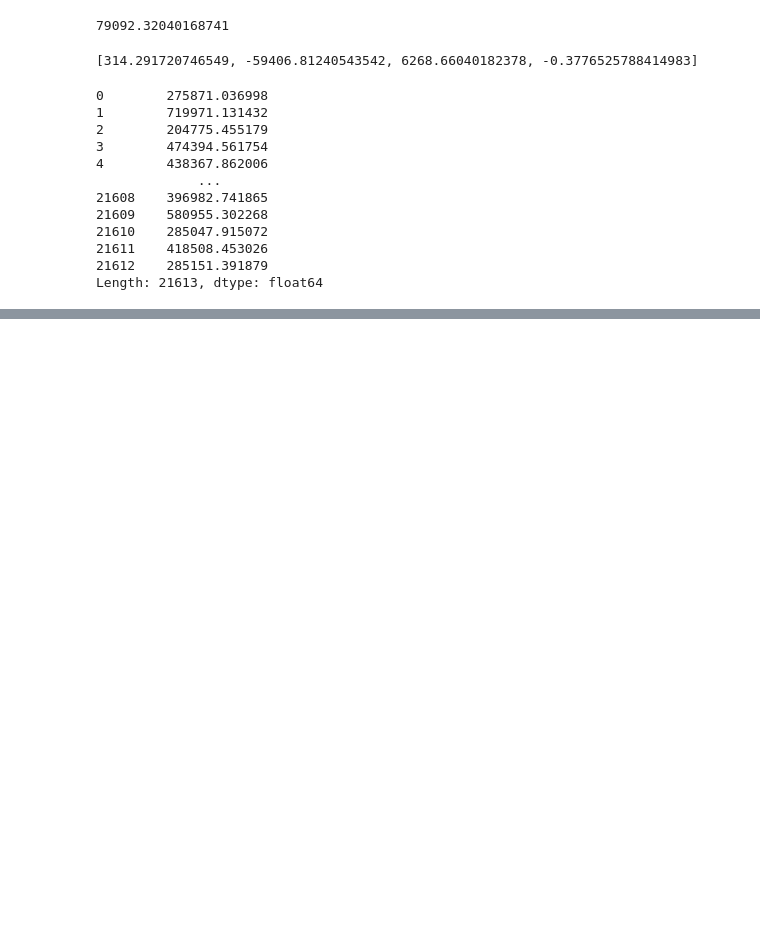
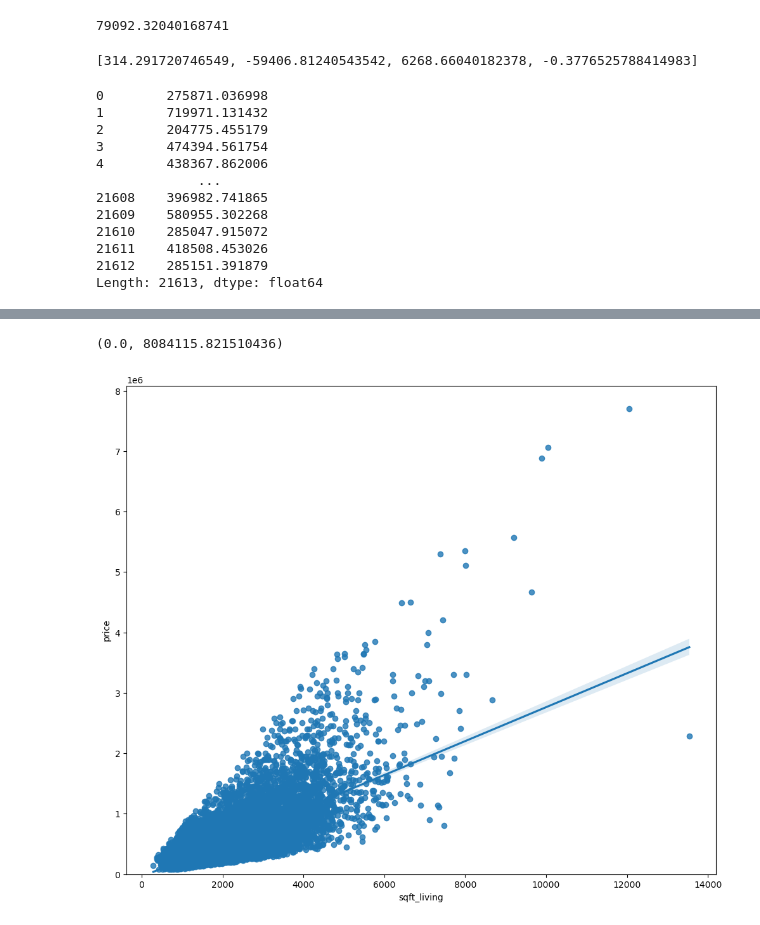
Before and after one commit to CS4580/F24-notes, a Jupyter notebook: module8/ModelDevelopment.ipynb, the cells around one changed output, grey strips where cells are left out. Drawn from its saved outputs; the diff is of its cells as text; code cells hidden in the pictures; blank space fills up the shorter version.

```diff
--- a/module8/ModelDevelopment.ipynb
+++ b/module8/ModelDevelopment.ipynb
@@ -218,0 +224,10 @@ Length: 21613, dtype: float64
+# %%
+width = 12
+height = 10
+# plot the figure
+plt.figure(figsize=(width, height))
+sns.regplot(x ='sqft_living', y ='price', data = df)
+plt.ylim(0,) # ylim is use to set the limit of the y-axis
+# %% [output]
+(0.0, 8084115.821510436)
+[figure, added]
```
Also changed, not shown: parts of 22 cells of this notebook, 1 other file.
